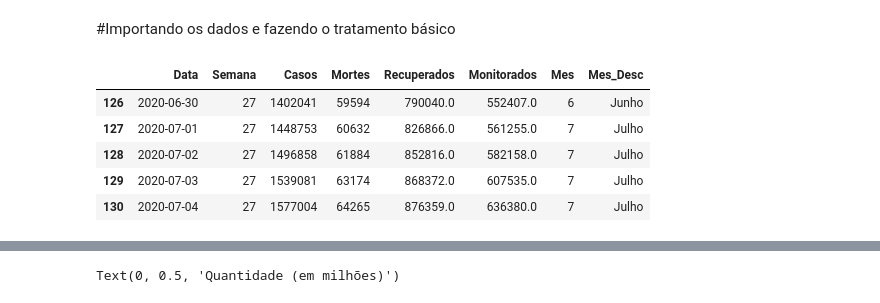
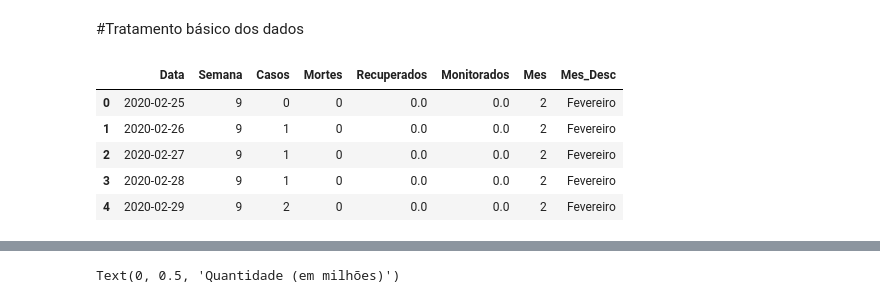
Before and after one commit to jonnes-nascimento/iniciacao_cientifica, a Jupyter notebook: IC_USJT_2020_COVID_19_Dados_Gerais.ipynb, the cells around one changed output, grey strips where cells are left out. Saved outputs shown, nothing was run; the diff lists cells and outputs as text; code cells hidden in the pictures.

```diff
--- a/IC_USJT_2020_COVID_19_Dados_Gerais.ipynb
+++ b/IC_USJT_2020_COVID_19_Dados_Gerais.ipynb
@@ -1,7 +1,7 @@
 # %% [markdown]
 <a href="https://colab.research.google.com/github/jonnes-nascimento/iniciacao_cientifica/blob/master/IC_USJT_2020_COVID_19_Dados_Gerais.ipynb" target="_parent"><img src="https://colab.research.google.com/assets/colab-badge.svg" alt="Open In Colab"/></a>
-# %% [markdown]
-#Importando os dados e fazendo o tratamento básico
+# %% [markdown]
+#Tratamento básico dos dados
 # %%
 import numpy as np
 import pandas as pd
@@ -31,36 +31,36 @@ dados = dados.rename(columns = a_renomear)
 
 # converte a coluna de data
 dados['Data'] = pd.to_datetime(dados['Data'], format='%Y-%m-%d')
 
 # extrai o mes e ano da data em novas colunas
 dados['Mes'] = pd.DatetimeIndex(dados['Data']).month
 
 a_substituir = {
     1 : 'Janeiro',
     2 : 'Fevereiro',
     3 : 'Março',
     4 : 'Abril',
     5 : 'Maio',
     6 : 'Junho',
     7 : 'Julho',
     8 : 'Agosto',
     9 : 'Setembro',
     10 : 'Outubro',
     11 : 'Novembro',
     12 : 'Dezembro'
 }
 
 dados['Mes_Desc'] = dados['Mes'].map(a_substituir)
 
 # gera um dataframe com os dados e preenche os espaços em branco, nas colunas de valores, com zero
 df = pd.DataFrame(dados).fillna(0)
 
 # exibe os últimos 5 registros do dataset
-df.tail()
+df.head()
 # %% [output]
 |  | Data | Semana | Casos | Mortes | Recuperados | Monitorados | Mes | Mes_Desc |
-| 126 | 2020-06-30 | 27 | 1402041 | 59594 | 790040.0 | 552407.0 | 6 | Junho |
-| 127 | 2020-07-01 | 27 | 1448753 | 60632 | 826866.0 | 561255.0 | 7 | Julho |
-| 128 | 2020-07-02 | 27 | 1496858 | 61884 | 852816.0 | 582158.0 | 7 | Julho |
-| 129 | 2020-07-03 | 27 | 1539081 | 63174 | 868372.0 | 607535.0 | 7 | Julho |
-| 130 | 2020-07-04 | 27 | 1577004 | 64265 | 876359.0 | 636380.0 | 7 | Julho |
+| 0 | 2020-02-25 | 9 | 0 | 0 | 0.0 | 0.0 | 2 | Fevereiro |
+| 1 | 2020-02-26 | 9 | 1 | 0 | 0.0 | 0.0 | 2 | Fevereiro |
+| 2 | 2020-02-27 | 9 | 1 | 0 | 0.0 | 0.0 | 2 | Fevereiro |
+| 3 | 2020-02-28 | 9 | 1 | 0 | 0.0 | 0.0 | 2 | Fevereiro |
+| 4 | 2020-02-29 | 9 | 2 | 0 | 0.0 | 0.0 | 2 | Fevereiro |
```
Also changed, not shown: parts of 27 cells of this notebook.
